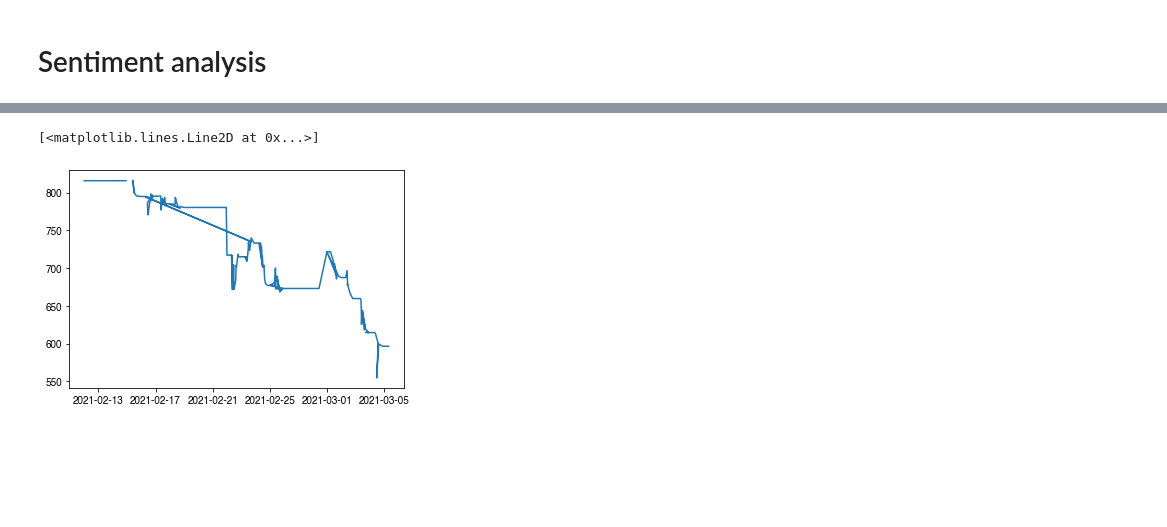
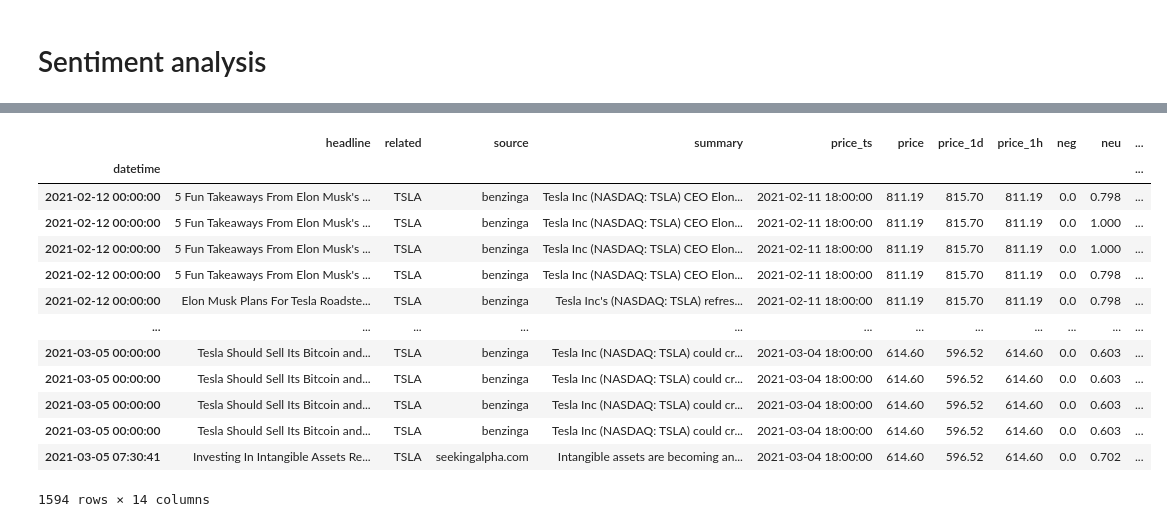
Before and after one commit to alessandraquig/SentimentAnalysisSubproject, a Jupyter notebook: FinanceSentimentAnalyser.ipynb, the cells around one changed output, grey strips where cells are left out. Drawn from its saved outputs; the diff is of its cells as text; code cells hidden in the pictures; blank space fills up the shorter version.

```diff
--- a/FinanceSentimentAnalyser.ipynb
+++ b/FinanceSentimentAnalyser.ipynb
@@ -62,5 +48,19 @@ Name: headline, Length: 500, dtype: object
-# %%
-plt.plot(df.index, df['price_1d'])
-# %% [output]
-[<matplotlib.lines.Line2D at 0x...>]
-[figure, removed]
+# %%
+#df.groupby(df.index.date)['compound'].mean()
+#df.groupby(df.index.date)['change_1d'].mean()
+df
+# %% [output]
+|  | headline | related | source | summary | price_ts | price | price_1d | price_1h | neg | neu | ... |
+| datetime |  |  |  |  |  |  |  |  |  |  | ... |
+| 2021-02-12 00:00:00 | 5 Fun Takeaways From Elon Musk's ... | TSLA | benzinga | Tesla Inc (NASDAQ: TSLA) CEO Elon... | 2021-02-11 18:00:00 | 811.19 | 815.70 | 811.19 | 0.0 | 0.798 | ... |
+| 2021-02-12 00:00:00 | 5 Fun Takeaways From Elon Musk's ... | TSLA | benzinga | Tesla Inc (NASDAQ: TSLA) CEO Elon... | 2021-02-11 18:00:00 | 811.19 | 815.70 | 811.19 | 0.0 | 1.000 | ... |
+| 2021-02-12 00:00:00 | 5 Fun Takeaways From Elon Musk's ... | TSLA | benzinga | Tesla Inc (NASDAQ: TSLA) CEO Elon... | 2021-02-11 18:00:00 | 811.19 | 815.70 | 811.19 | 0.0 | 1.000 | ... |
+| 2021-02-12 00:00:00 | 5 Fun Takeaways From Elon Musk's ... | TSLA | benzinga | Tesla Inc (NASDAQ: TSLA) CEO Elon... | 2021-02-11 18:00:00 | 811.19 | 815.70 | 811.19 | 0.0 | 0.798 | ... |
+| 2021-02-12 00:00:00 | Elon Musk Plans For Tesla Roadste... | TSLA | benzinga | Tesla Inc's (NASDAQ: TSLA) refres... | 2021-02-11 18:00:00 | 811.19 | 815.70 | 811.19 | 0.0 | 0.798 | ... |
+| ... | ... | ... | ... | ... | ... | ... | ... | ... | ... | ... | ... |
+| 2021-03-05 00:00:00 | Tesla Should Sell Its Bitcoin and... | TSLA | benzinga | Tesla Inc (NASDAQ: TSLA) could cr... | 2021-03-04 18:00:00 | 614.60 | 596.52 | 614.60 | 0.0 | 0.603 | ... |
+| 2021-03-05 00:00:00 | Tesla Should Sell Its Bitcoin and... | TSLA | benzinga | Tesla Inc (NASDAQ: TSLA) could cr... | 2021-03-04 18:00:00 | 614.60 | 596.52 | 614.60 | 0.0 | 0.603 | ... |
+| 2021-03-05 00:00:00 | Tesla Should Sell Its Bitcoin and... | TSLA | benzinga | Tesla Inc (NASDAQ: TSLA) could cr... | 2021-03-04 18:00:00 | 614.60 | 596.52 | 614.60 | 0.0 | 0.603 | ... |
+| 2021-03-05 00:00:00 | Tesla Should Sell Its Bitcoin and... | TSLA | benzinga | Tesla Inc (NASDAQ: TSLA) could cr... | 2021-03-04 18:00:00 | 614.60 | 596.52 | 614.60 | 0.0 | 0.603 | ... |
+| 2021-03-05 07:30:41 | Investing In Intangible Assets Re... | TSLA | seekingalpha.com | Intangible assets are becoming an... | 2021-03-04 18:00:00 | 614.60 | 596.52 | 614.60 | 0.0 | 0.702 | ... |
+1594 rows × 14 columns
```
Also changed, not shown: parts of 3 cells of this notebook, 6 other files.
